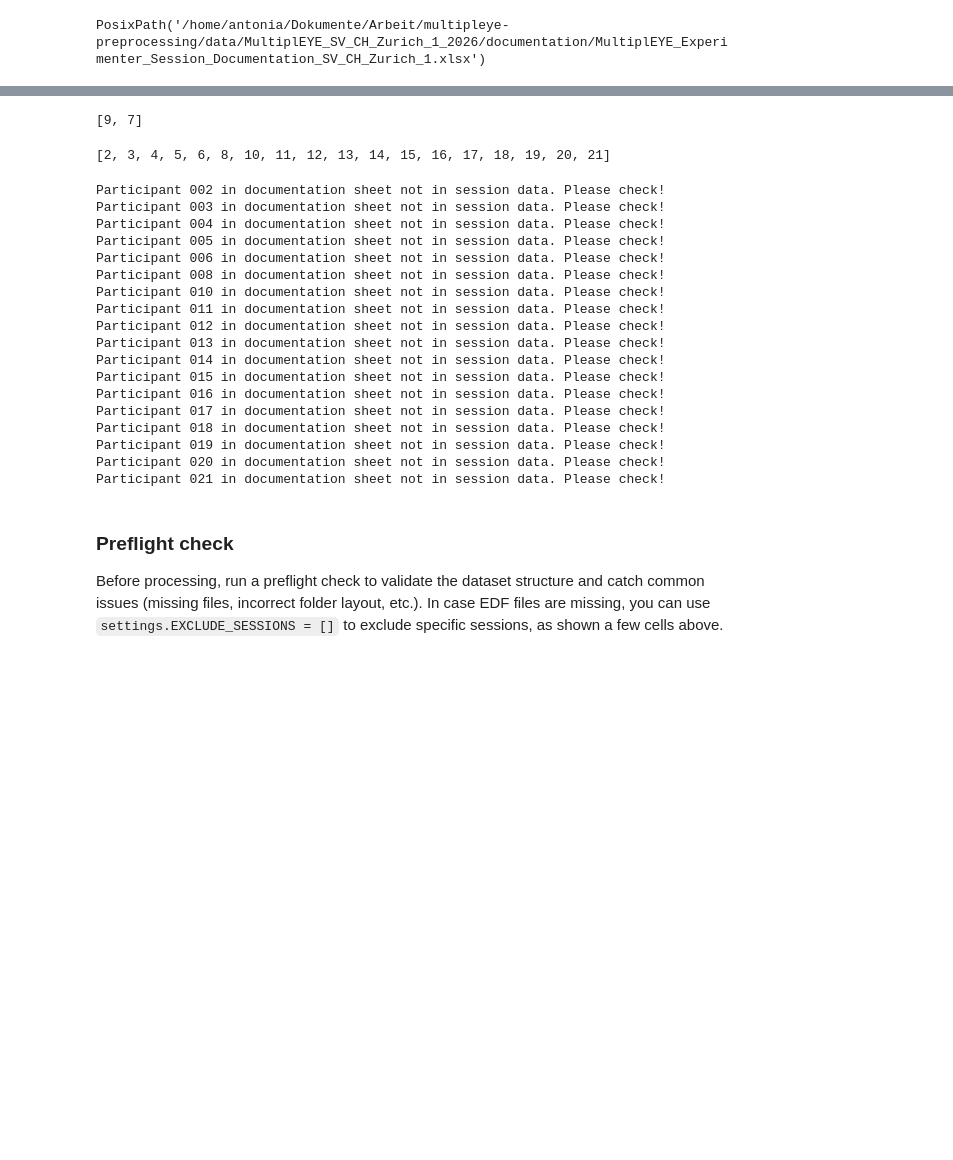
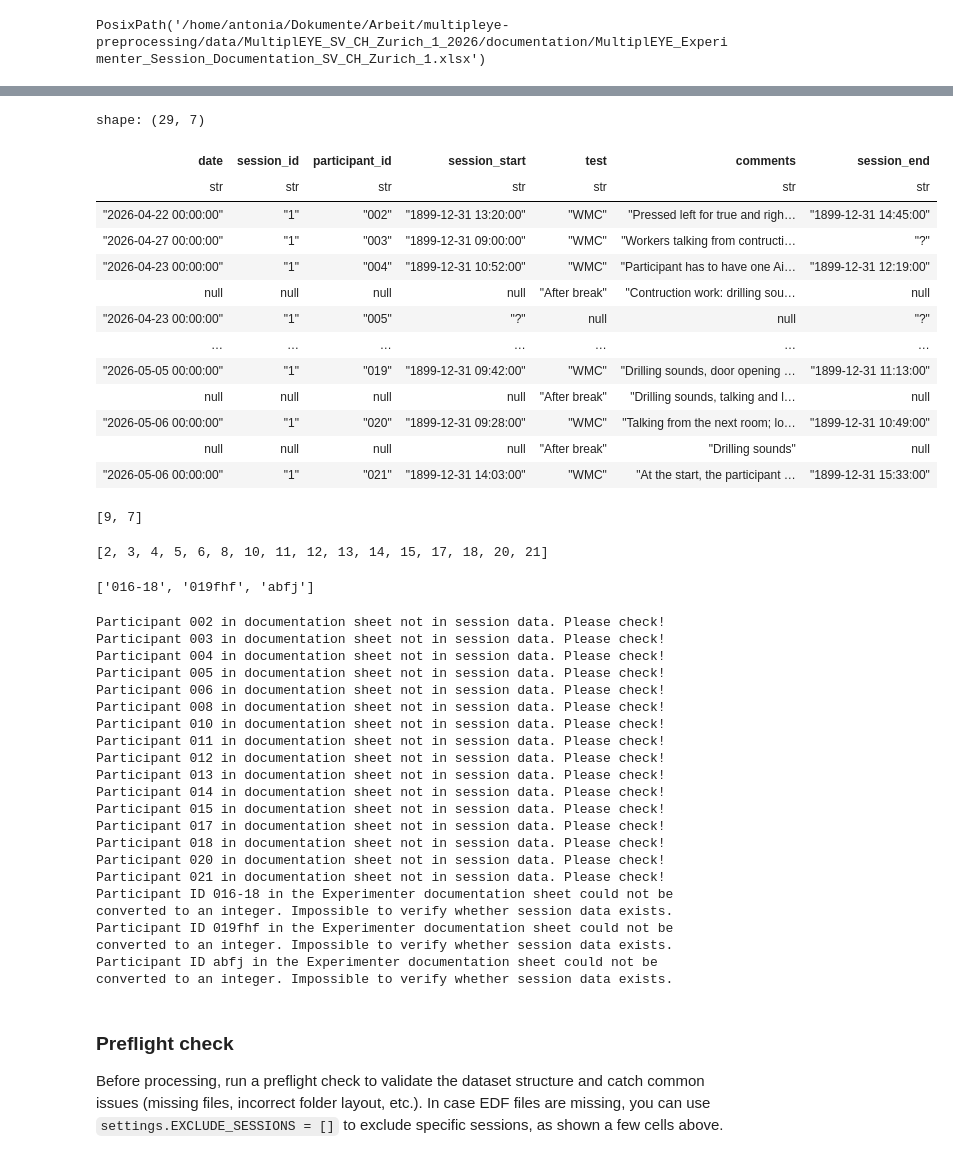
Before and after one commit to MultiplEYE-COST/multipleye-preprocessing, a Jupyter notebook: development.ipynb, the cells around one changed output, grey strips where cells are left out. Drawn from its saved outputs; the diff is of its cells as text; code cells hidden in the pictures; blank space fills up the shorter version.

Commit message:
integrated experimenter doc sheet as an attribute of the data collection and added preflight check for p_ids

```diff
--- a/development.ipynb
+++ b/development.ipynb
@@ -208,16 +236,48 @@ multipleye.prepare_session_level_information()
+# %%
+multipleye.experimenter_doc.pt_frame
+# %% [output]
+shape: (29, 7)
+| date | session_id | participant_id | session_start | test | comments | session_end |
+| str | str | str | str | str | str | str |
+| "2026-04-22 00:00:00" | "1" | "002" | "1899-12-31 13:20:00" | "WMC" | "Pressed left for true and righ… | "1899-12-31 14:45:00" |
+| "2026-04-27 00:00:00" | "1" | "003" | "1899-12-31 09:00:00" | "WMC" | "Workers talking from contructi… | "?" |
+| "2026-04-23 00:00:00" | "1" | "004" | "1899-12-31 10:52:00" | "WMC" | "Participant has to have one Ai… | "1899-12-31 12:19:00" |
+| null | null | null | null | "After break" | "Contruction work: drilling sou… | null |
+| "2026-04-23 00:00:00" | "1" | "005" | "?" | null | null | "?" |
+| … | … | … | … | … | … | … |
+| "2026-05-05 00:00:00" | "1" | "019" | "1899-12-31 09:42:00" | "WMC" | "Drilling sounds, door opening … | "1899-12-31 11:13:00" |
+| null | null | null | null | "After break" | "Drilling sounds, talking and l… | null |
+| "2026-05-06 00:00:00" | "1" | "020" | "1899-12-31 09:28:00" | "WMC" | "Talking from the next room; lo… | "1899-12-31 10:49:00" |
+| null | null | null | null | "After break" | "Drilling sounds" | null |
+| "2026-05-06 00:00:00" | "1" | "021" | "1899-12-31 14:03:00" | "WMC" | "At the start, the participant … | "1899-12-31 15:33:00" |
 # %%
 ids = [session.participant_id for session in multipleye.sessions.values()]
 ids
 # %% [output]
 [9, 7]
 # %%
-missing_ids = [id for id in doc_pid_int if id not in ids]
+missing_ids = []
+invalid_ids = []
+for str_id, int_id in zip(et_frame["participant_id"], doc_pid_int):
+    if not int_id:
+        invalid_ids.append(str_id)
+        continue
+    if int_id not in ids:
+        missing_ids.append(int_id)
+
 missing_ids
 # %% [output]
-[2, 3, 4, 5, 6, 8, 10, 11, 12, 13, 14, 15, 16, 17, 18, 19, 20, 21]
+[2, 3, 4, 5, 6, 8, 10, 11, 12, 13, 14, 15, 17, 18, 20, 21]
+# %%
+invalid_ids
+# %% [output]
+['016-18', '019fhf', 'abfj']
 # %%
 for id in missing_ids:
     print(f"Participant {id:03} in documentation sheet not in session data. Please check!")
+
+for id in invalid_ids:
+    print(f"Participant ID {id} in the Experimenter documentation sheet could not be converted to an integer. Impossible to verify whether session data exists.")
 # %% [output]
 Participant 002 in documentation sheet not in session data. Please check!
 Participant 003 in documentation sheet not in session data. Please check!
@@ -231,12 +291,13 @@ Participant 012 in documentation sheet not in session data. Please check!
 Participant 013 in documentation sheet not in session data. Please check!
 Participant 014 in documentation sheet not in session data. Please check!
 Participant 015 in documentation sheet not in session data. Please check!
-Participant 016 in documentation sheet not in session data. Please check!
 Participant 017 in documentation sheet not in session data. Please check!
 Participant 018 in documentation sheet not in session data. Please check!
-Participant 019 in documentation sheet not in session data. Please check!
 Participant 020 in documentation sheet not in session data. Please check!
 Participant 021 in documentation sheet not in session data. Please check!
+Participant ID 016-18 in the Experimenter documentation sheet could not be converted to an integer. Impossible to verify whether session data exists.
+Participant ID 019fhf in the Experimenter documentation sheet could not be converted to an integer. Impossible to verify whether session data exists.
+Participant ID abfj in the Experimenter documentation sheet could not be converted to an integer. Impossible to verify whether session data exists.
 # %% [markdown]
 ### Preflight check
 
```
Also changed, not shown: parts of 11 cells of this notebook, 3 other files.
